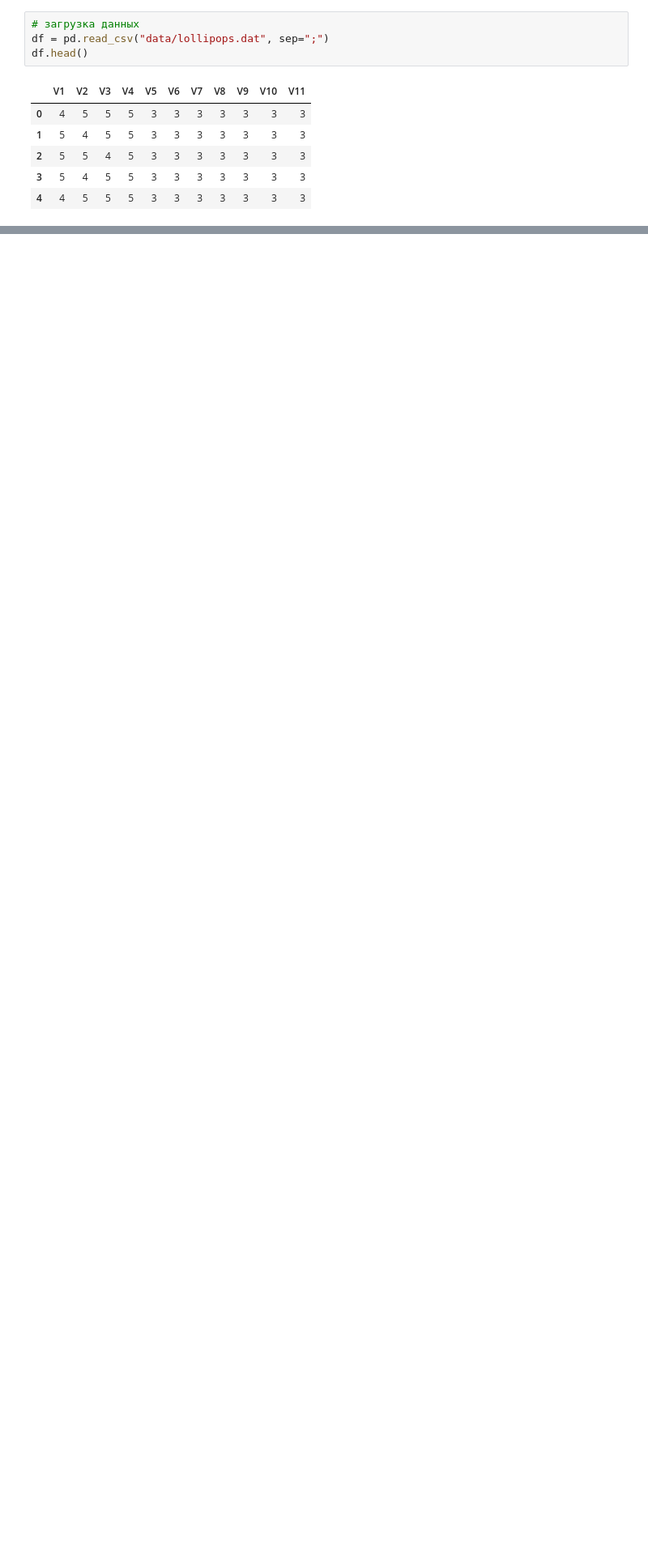
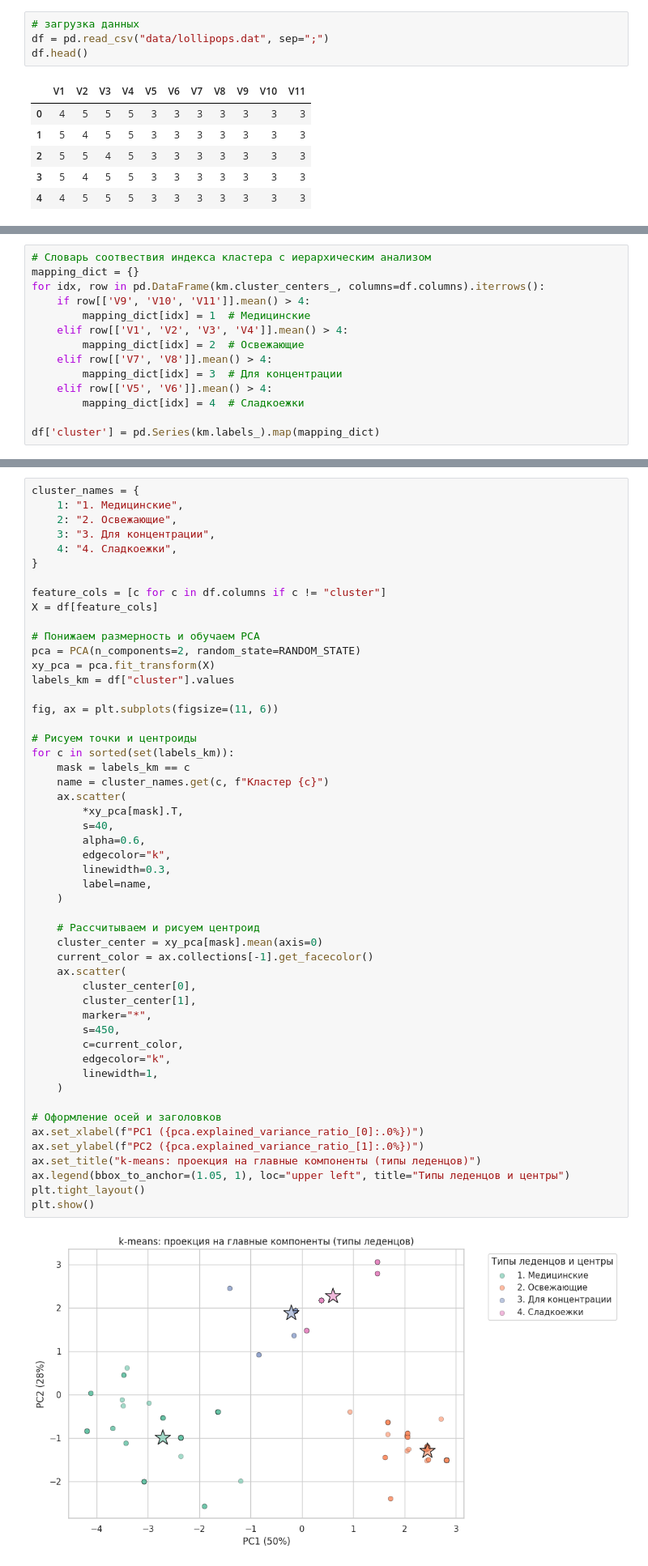
Before and after one commit to SashaVeremchuk/ITMO-data-analysis, a Jupyter notebook: 2_cluster_kmeans.ipynb, the cells around one changed output, grey strips where cells are left out. Shown at 81% size. Saved outputs shown, nothing was run; the diff lists cells and outputs as text; blank space fills up the shorter version.

```diff
--- a/2_cluster_kmeans.ipynb
+++ b/2_cluster_kmeans.ipynb
@@ -107,0 +189,14 @@ plt.show()
+# %%
+# Словарь соотвествия индекса кластера с иерархическим анализом
+mapping_dict = {}
+for idx, row in pd.DataFrame(km.cluster_centers_, columns=df.columns).iterrows():
+    if row[['V9', 'V10', 'V11']].mean() > 4:
+        mapping_dict[idx] = 1  # Медицинские
+    elif row[['V1', 'V2', 'V3', 'V4']].mean() > 4:
+        mapping_dict[idx] = 2  # Освежающие
+    elif row[['V7', 'V8']].mean() > 4:
+        mapping_dict[idx] = 3  # Для концентрации
+    elif row[['V5', 'V6']].mean() > 4:
+        mapping_dict[idx] = 4  # Сладкоежки
+
+df['cluster'] = pd.Series(km.labels_).map(mapping_dict)
@@ -107,0 +227,53 @@ plt.show()
+# %%
+cluster_names = {
+    1: "1. Медицинские",
+    2: "2. Освежающие",
+    3: "3. Для концентрации",
+    4: "4. Сладкоежки",
+}
+
+feature_cols = [c for c in df.columns if c != "cluster"]
+X = df[feature_cols]
+
+# Понижаем размерность и обучаем PCA
+pca = PCA(n_components=2, random_state=RANDOM_STATE)
+xy_pca = pca.fit_transform(X)
+labels_km = df["cluster"].values
+
+fig, ax = plt.subplots(figsize=(11, 6))
+
+# Рисуем точки и центроиды
+for c in sorted(set(labels_km)):
+    mask = labels_km == c
+    name = cluster_names.get(c, f"Кластер {c}")
+    ax.scatter(
+        *xy_pca[mask].T,
+        s=40,
+        alpha=0.6,
+        edgecolor="k",
+        linewidth=0.3,
+        label=name,
+    )
+
+    # Рассчитываем и рисуем центроид
+    cluster_center = xy_pca[mask].mean(axis=0)
+    current_color = ax.collections[-1].get_facecolor()
+    ax.scatter(
+        cluster_center[0],
+        cluster_center[1],
+        marker="*",
+        s=450,
+        c=current_color,
+        edgecolor="k",
+        linewidth=1,
+    )
+
+# Оформление осей и заголовков
+ax.set_xlabel(f"PC1 ({pca.explained_variance_ratio_[0]:.0%})")
+ax.set_ylabel(f"PC2 ({pca.explained_variance_ratio_[1]:.0%})")
+ax.set_title("k-means: проекция на главные компоненты (типы леденцов)")
+ax.legend(bbox_to_anchor=(1.05, 1), loc="upper left", title="Типы леденцов и центры")
+plt.tight_layout()
+plt.show()
+# %% [output]
+[figure, added]
```
Also changed, not shown: parts of 28 cells of this notebook.
